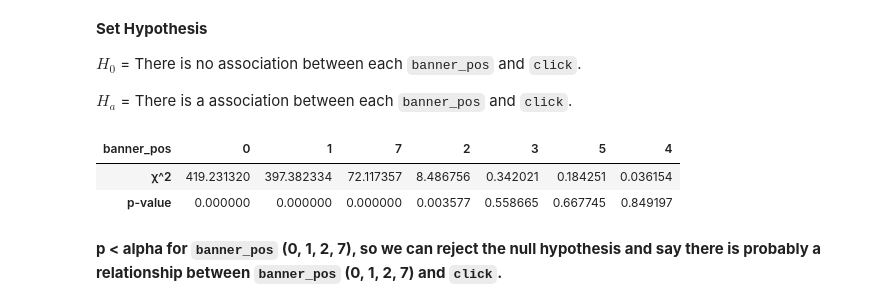
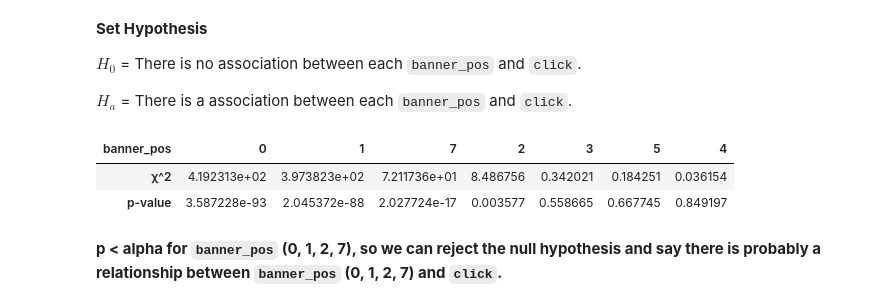
Before and after one commit to markydoug/click_throughs, a Jupyter notebook: final_project.ipynb, the cells around one changed output. Saved outputs shown, nothing was run; the diff lists cells and outputs as text; code cells hidden in the pictures.

````diff
--- a/final_project.ipynb
+++ b/final_project.ipynb
@@ -147,11 +146,11 @@
 $H_a$ = There is a association between each ```banner_pos``` and ```click```.
 # %%
 #χ^2 test results
-chi_square_matrix(train, 'banner_pos', 'click').T
+e.chi_square_matrix(train, 'banner_pos', 'click').T
 # %% [output]
 | banner_pos | 0 | 1 | 7 | 2 | 3 | 5 | 4 |
-| χ^2 | 419.231320 | 397.382334 | 72.117357 | 8.486756 | 0.342021 | 0.184251 | 0.036154 |
-| p-value | 0.000000 | 0.000000 | 0.000000 | 0.003577 | 0.558665 | 0.667745 | 0.849197 |
+| χ^2 | 4.192313e+02 | 3.973823e+02 | 7.211736e+01 | 8.486756 | 0.342021 | 0.184251 | 0.036154 |
+| p-value | 3.587228e-93 | 2.045372e-88 | 2.027724e-17 | 0.003577 | 0.558665 | 0.667745 | 0.849197 |
 # %% [markdown]
 **p < alpha for ```banner_pos``` (0, 1, 2, 7), so we can reject the null hypothesis and say there is probably a relationship between ```banner_pos``` (0, 1, 2, 7) and ```click```.**
 # %% [markdown]
````
Also changed, not shown: parts of 6 cells of this notebook.
